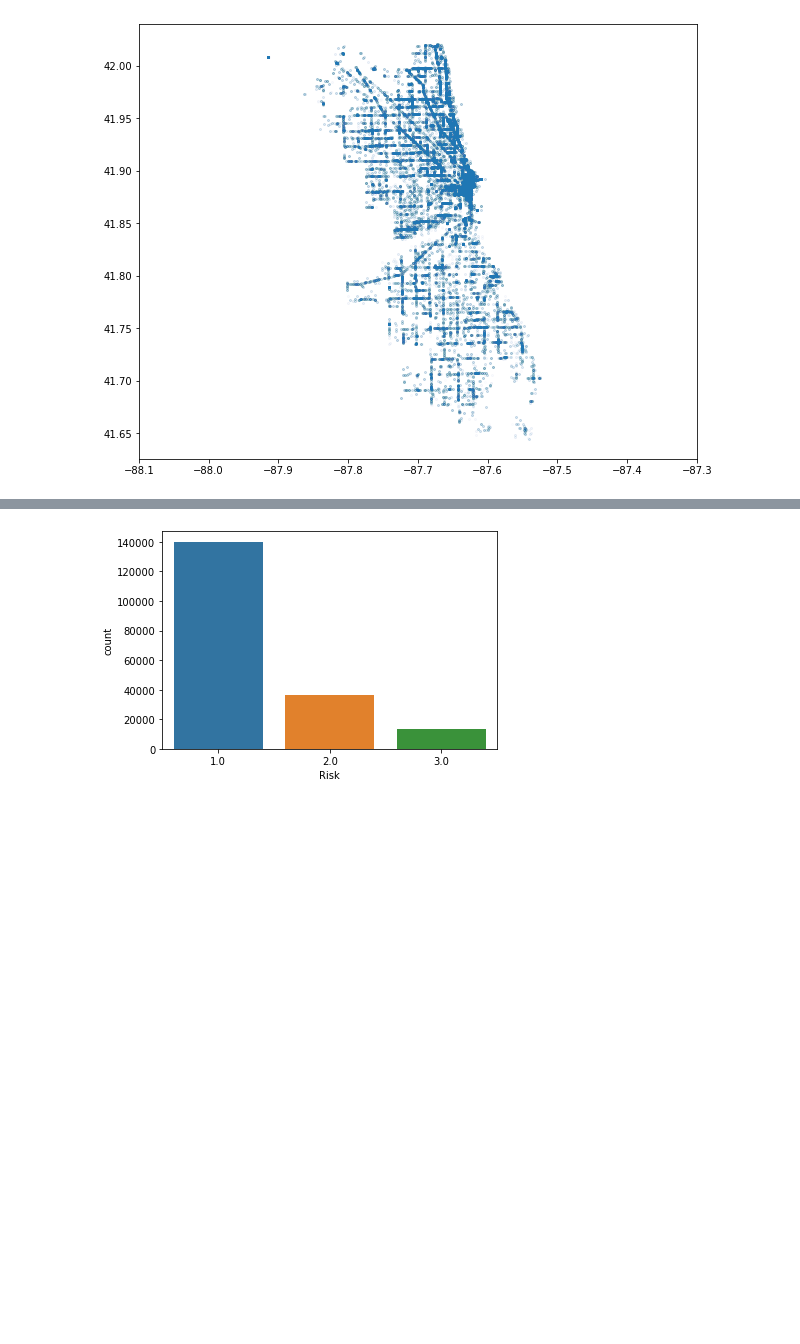
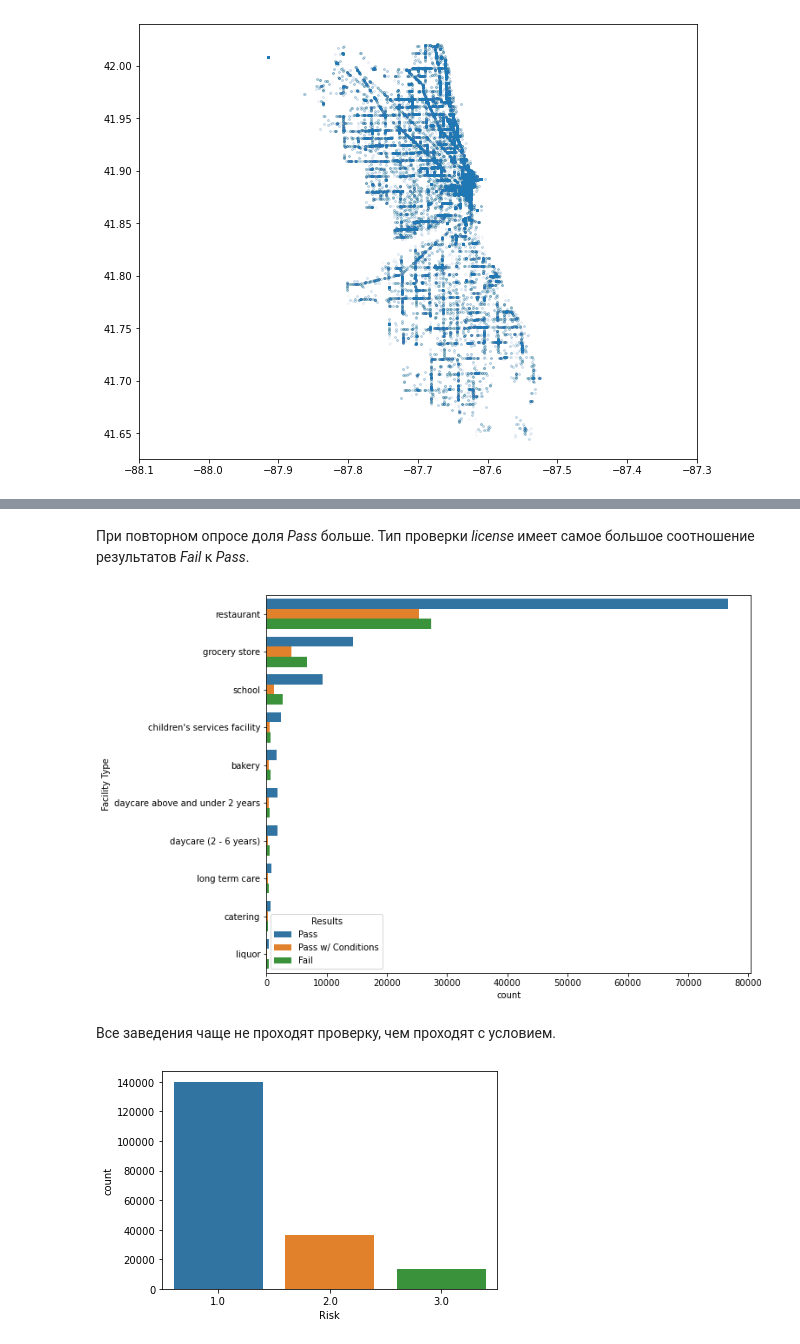
Before and after one commit to ChirkovRoman/unn-ml, a Jupyter notebook: Chicago food.ipynb, the cells around one changed output, grey strips where cells are left out. Drawn from its saved outputs; the diff is of its cells as text; code cells hidden in the pictures; blank space fills up the shorter version.

```diff
--- a/Chicago food.ipynb
+++ b/Chicago food.ipynb
@@ -463,3 +453,14 @@ pass
+# %% [markdown]
+При повторном опросе доля *Pass* больше. Тип проверки *license* имеет самое большое соотношение результатов *Fail* к *Pass*.
+# %%
+plt.figure(figsize = (10, 8))
+
+sns.countplot(y='Facility Type', order=data['Facility Type'].value_counts().index[0:10], hue='Results', hue_order=['Pass', 'Pass w/ Conditions', 'Fail'], data=data)
+pass
+# %% [output]
+[figure, added]
+# %% [markdown]
+Все заведения чаще не проходят проверку, чем проходят с условием.
 # %%
 sns.countplot(x='Risk', data=data)
 pass
```
Also changed, not shown: parts of 24 cells of this notebook.
